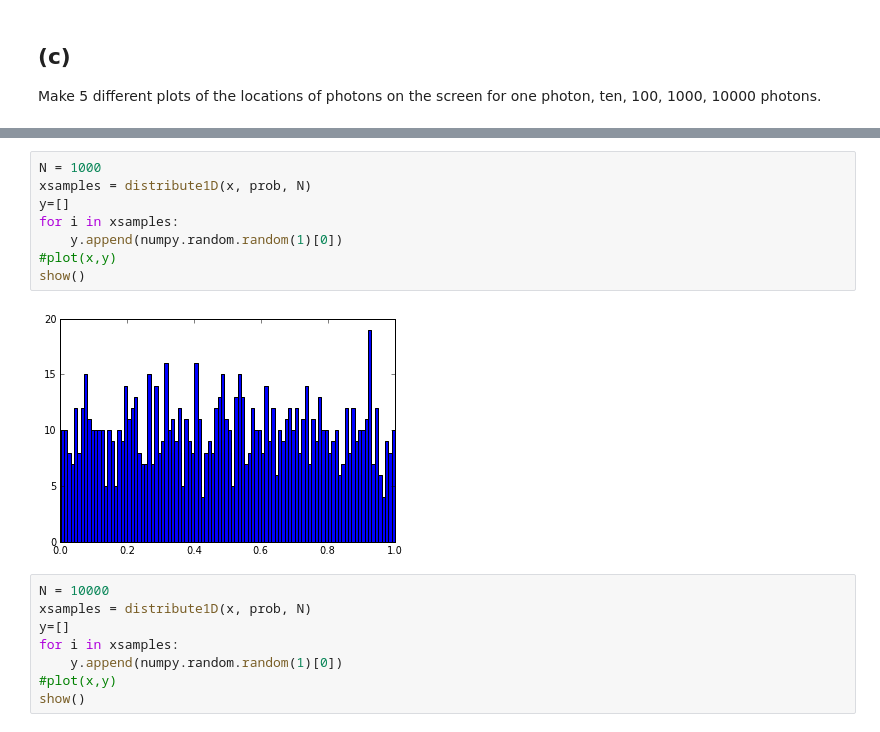
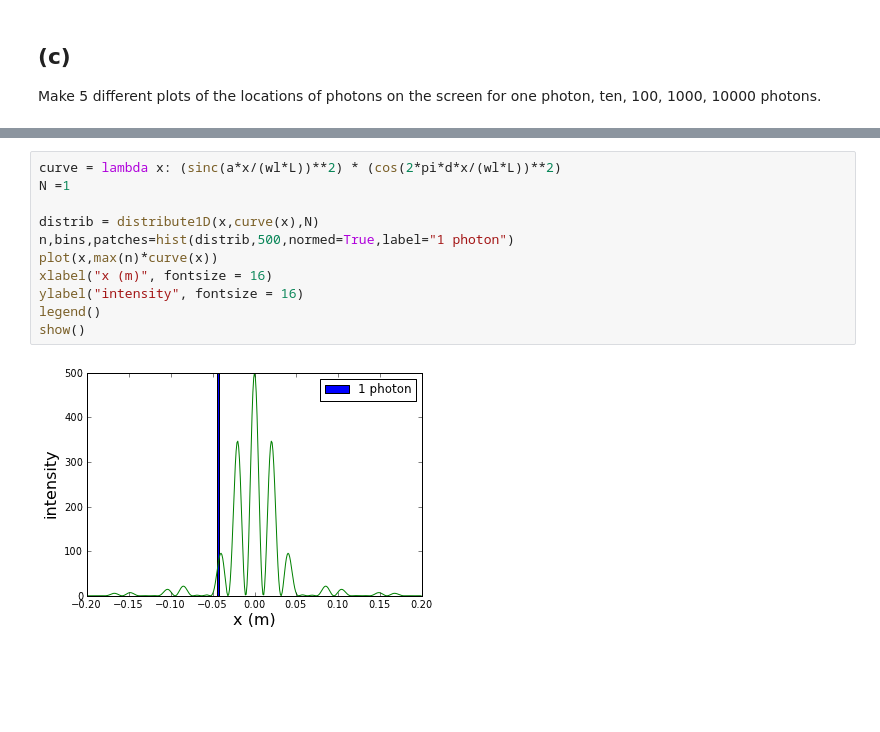
Before and after one commit to ssteeper/PHYS-202-13, a Jupyter notebook: week8/RandomNumbers.ipynb, the cells around one changed output, grey strips where cells are left out. Drawn from its saved outputs; the diff is of its cells as text; blank space fills up the shorter version.

```diff
--- a/week8/RandomNumbers.ipynb
+++ b/week8/RandomNumbers.ipynb
@@ -251,18 +217,13 @@ show()
-# %%
-N = 1000
-xsamples = distribute1D(x, prob, N)
-y=[]
-for i in xsamples:
-    y.append(numpy.random.random(1)[0])
-#plot(x,y)
-show()
-# %% [output]
-[figure, removed]
-# %%
-N = 10000
-xsamples = distribute1D(x, prob, N)
-y=[]
-for i in xsamples:
-    y.append(numpy.random.random(1)[0])
-#plot(x,y)
-show()
+# %%
+curve = lambda x: (sinc(a*x/(wl*L))**2) * (cos(2*pi*d*x/(wl*L))**2)
+N =1
+
+distrib = distribute1D(x,curve(x),N)
+n,bins,patches=hist(distrib,500,normed=True,label="1 photon")
+plot(x,max(n)*curve(x))
+xlabel("x (m)", fontsize = 16)
+ylabel("intensity", fontsize = 16)
+legend()
+show()
+# %% [output]
+[figure, added]
```
Also changed, not shown: parts of 10 cells of this notebook, 1 other file.
